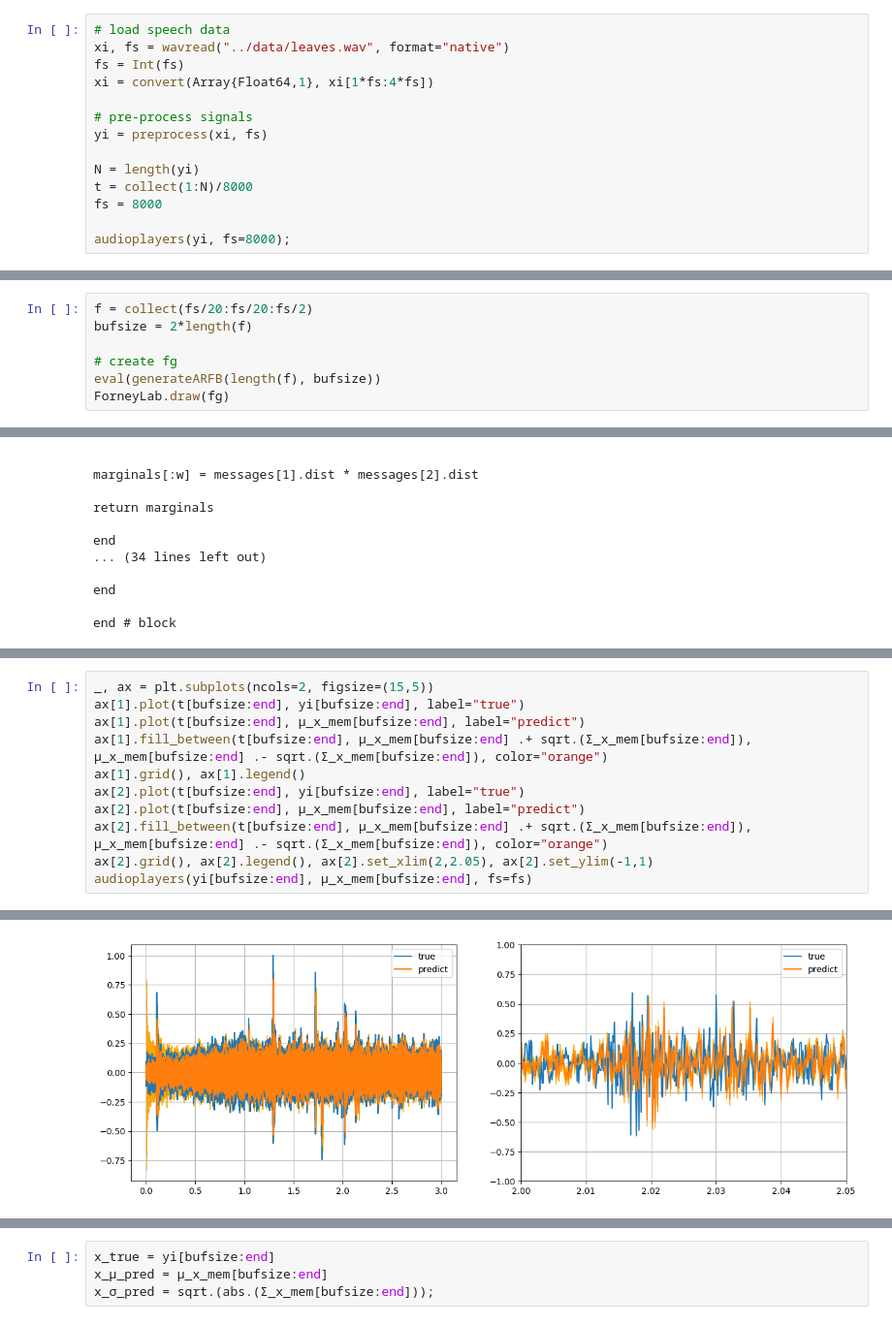
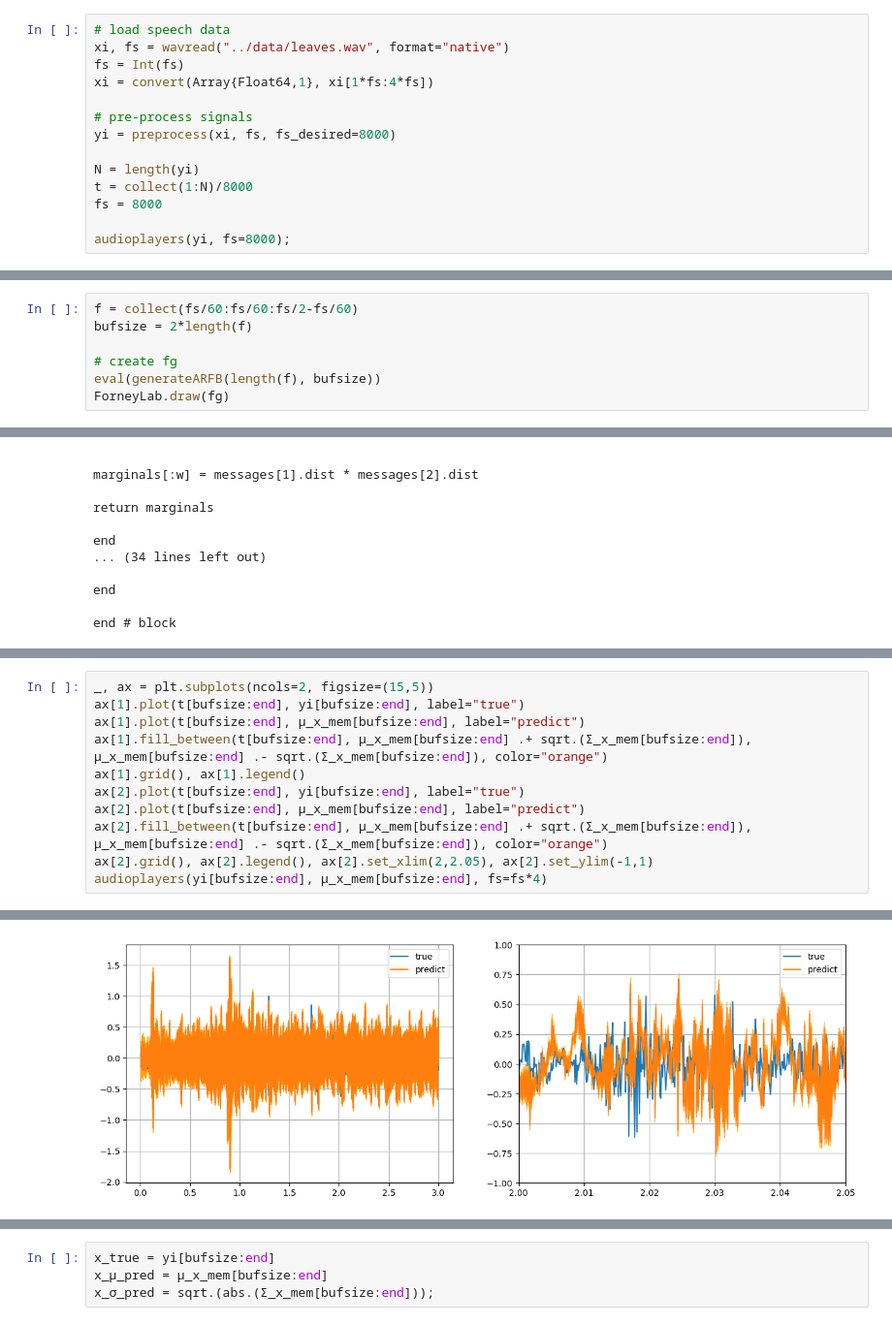
Before and after one commit to biaslab/SituatedSoundscaping, a Jupyter notebook: ARFB_modelling/ARFB_MV_leaves.ipynb, the cells around one changed output, grey strips where cells are left out. Shown at 97% size. Saved outputs shown, nothing was run; the diff lists cells and outputs as text.

```diff
--- a/ARFB_modelling/ARFB_MV_leaves.ipynb
+++ b/ARFB_modelling/ARFB_MV_leaves.ipynb
@@ -197,7 +197,7 @@ fs = Int(fs)
 xi = convert(Array{Float64,1}, xi[1*fs:4*fs])
 
 # pre-process signals
-yi = preprocess(xi, fs)
+yi = preprocess(xi, fs, fs_desired=8000)
 
 N = length(yi)
 t = collect(1:N)/8000
@@ -207,7 +207,7 @@ audioplayers(yi, fs=8000);
 # %% [output]
 [interactive output not drawn]
 # %%
-f = collect(fs/20:fs/20:fs/2)
+f = collect(fs/60:fs/60:fs/2-fs/60)
 bufsize = 2*length(f)
 
 # create fg
@@ -339,17 +353,17 @@ plt.grid()
 # %%
 _, ax = plt.subplots(ncols=2, figsize=(15,5))
 ax[1].plot(t[bufsize:end], yi[bufsize:end], label="true")
 ax[1].plot(t[bufsize:end], μ_x_mem[bufsize:end], label="predict")
 ax[1].fill_between(t[bufsize:end], μ_x_mem[bufsize:end] .+ sqrt.(Σ_x_mem[bufsize:end]), μ_x_mem[bufsize:end] .- sqrt.(Σ_x_mem[bufsize:end]), color="orange")
 ax[1].grid(), ax[1].legend()
 ax[2].plot(t[bufsize:end], yi[bufsize:end], label="true")
 ax[2].plot(t[bufsize:end], μ_x_mem[bufsize:end], label="predict")
 ax[2].fill_between(t[bufsize:end], μ_x_mem[bufsize:end] .+ sqrt.(Σ_x_mem[bufsize:end]), μ_x_mem[bufsize:end] .- sqrt.(Σ_x_mem[bufsize:end]), color="orange")
 ax[2].grid(), ax[2].legend(), ax[2].set_xlim(2,2.05), ax[2].set_ylim(-1,1)
-audioplayers(yi[bufsize:end], μ_x_mem[bufsize:end], fs=fs)
+audioplayers(yi[bufsize:end], μ_x_mem[bufsize:end], fs=fs*4)
 # %% [output]
 [interactive output not drawn]
-[figure, old version]
+[figure, new version]
 # %%
 plt.plot(sqrt.(Σ_x_mem[bufsize:end]), alpha=0.2)
 # %% [output]
```
Also changed, not shown: parts of 8 cells of this notebook, 3 other files.
